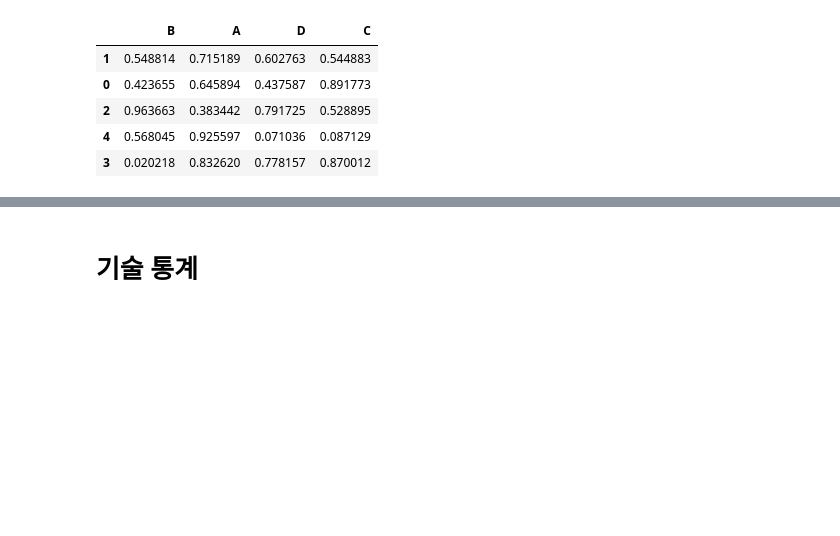
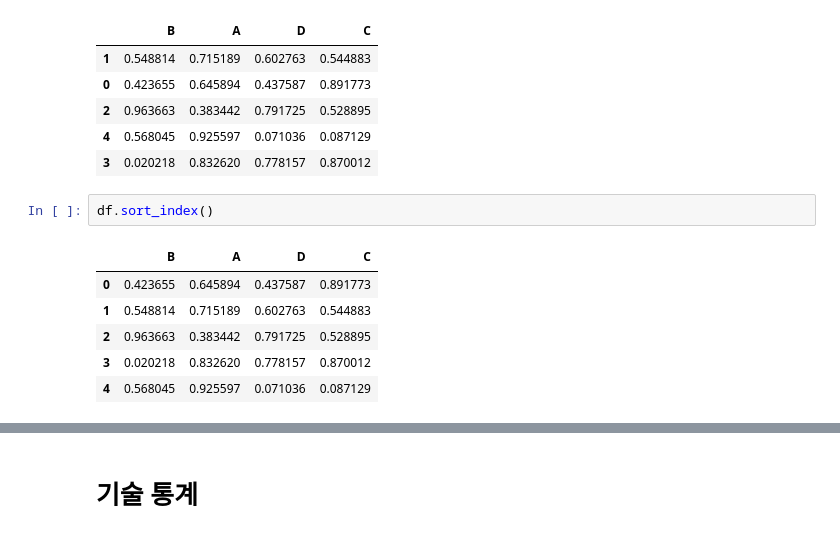
Before and after one commit to dnjswnsthd/bnk_py, a Jupyter notebook: pandas.ipynb, the cells around one changed output, grey strips where cells are left out. Saved outputs shown, nothing was run; the diff lists cells and outputs as text; blank space fills up the shorter version.

```diff
--- a/pandas.ipynb
+++ b/pandas.ipynb
@@ -453,3 +1050,12 @@ df
 | 2 | 0.963663 | 0.383442 | 0.791725 | 0.528895 |
 | 4 | 0.568045 | 0.925597 | 0.071036 | 0.087129 |
 | 3 | 0.020218 | 0.832620 | 0.778157 | 0.870012 |
+# %%
+df.sort_index()
+# %% [output]
+|  | B | A | D | C |
+| 0 | 0.423655 | 0.645894 | 0.437587 | 0.891773 |
+| 1 | 0.548814 | 0.715189 | 0.602763 | 0.544883 |
+| 2 | 0.963663 | 0.383442 | 0.791725 | 0.528895 |
+| 3 | 0.020218 | 0.832620 | 0.778157 | 0.870012 |
+| 4 | 0.568045 | 0.925597 | 0.071036 | 0.087129 |
```
Also changed, not shown: parts of 194 cells of this notebook.
